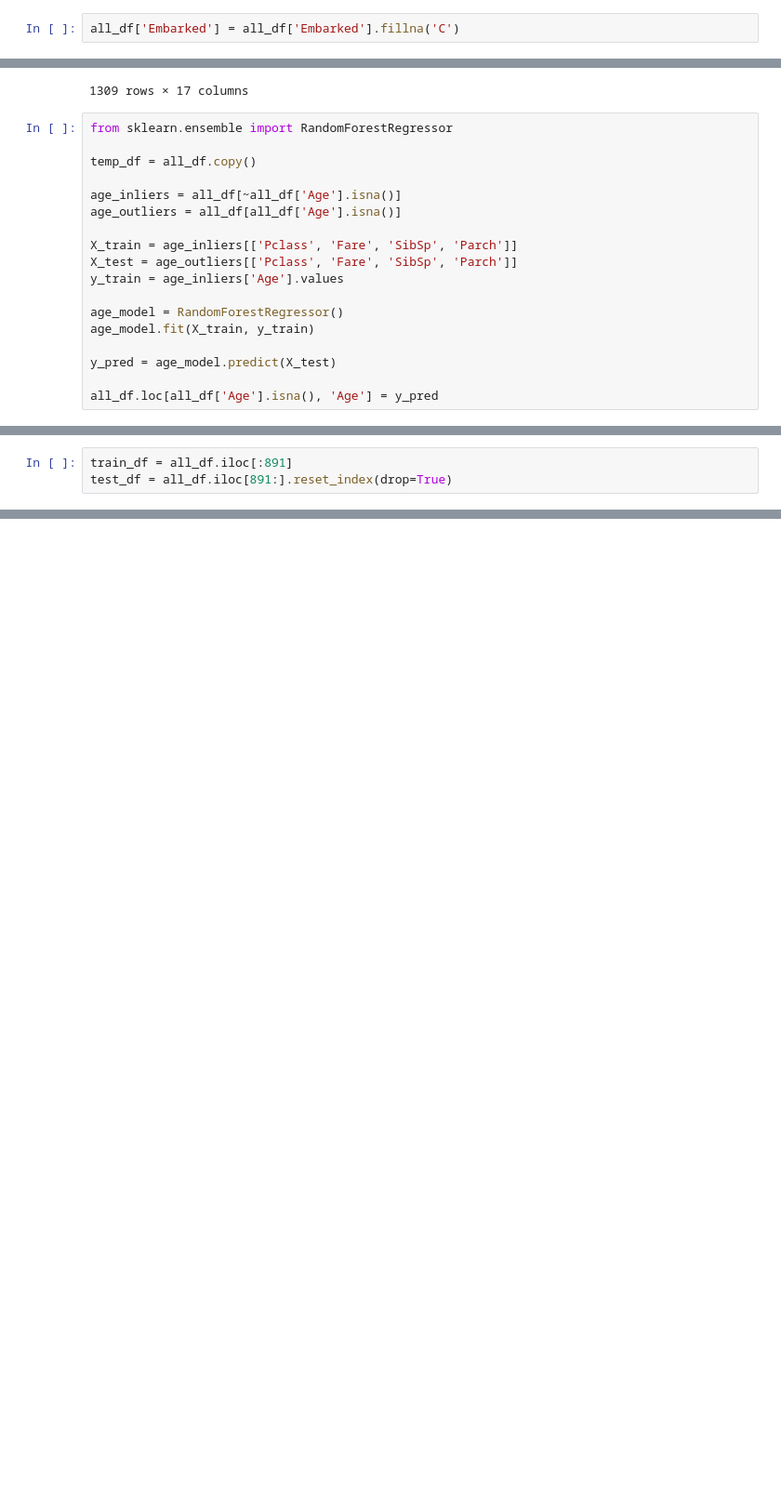
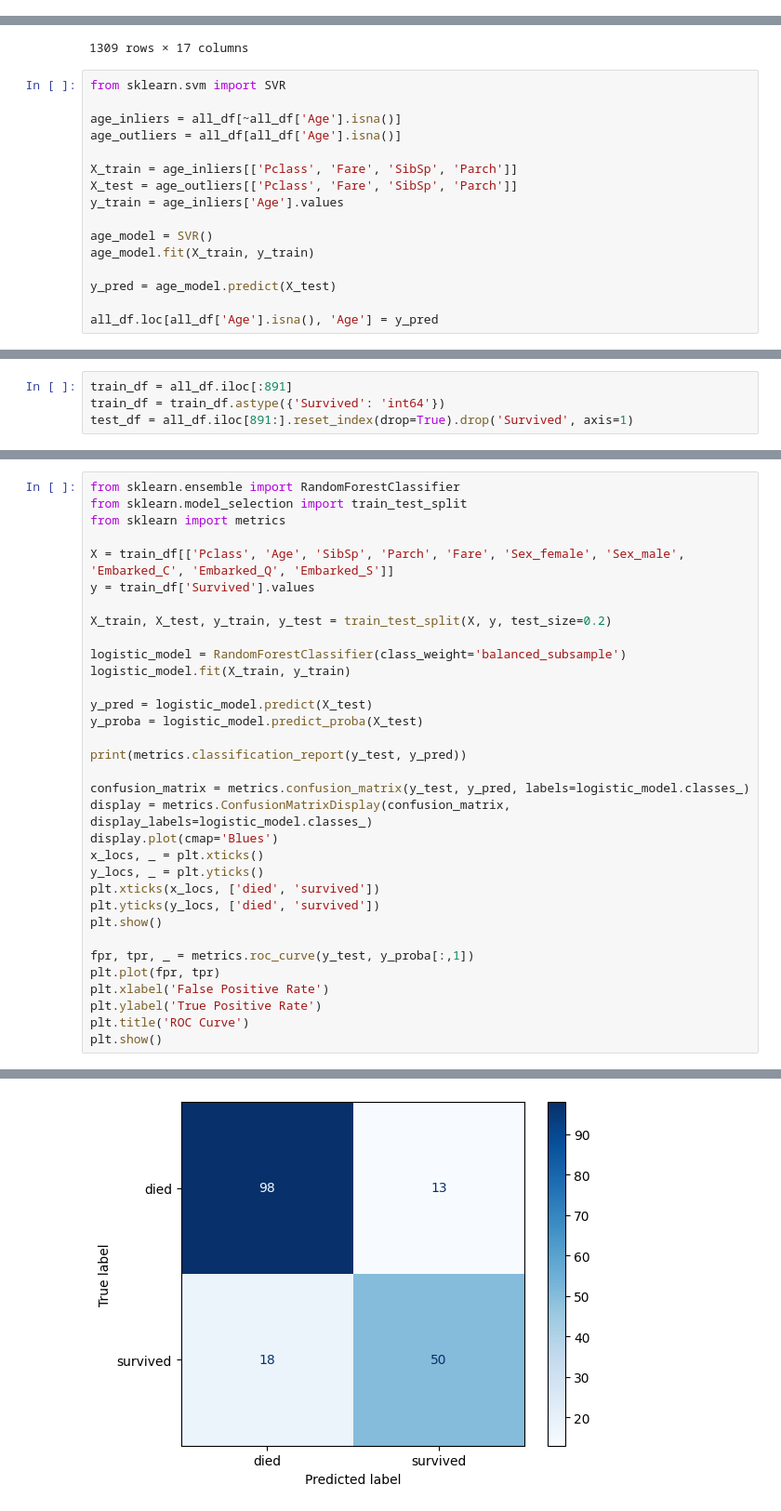
Before and after one commit to AlexanderDBell/TheDeveloperAcademy-Bootcamp, a Jupyter notebook: 7. Logistic Regression/logistic_regression.ipynb, the cells around one changed output, grey strips where cells are left out. Shown: that part at 93% size. Cells and saved outputs as stored; diff of their text form; blank space fills up the shorter version.

Commit message:
Added metrics

```diff
--- a/7. Logistic Regression/logistic_regression.ipynb
+++ b/7. Logistic Regression/logistic_regression.ipynb
@@ -101,2 +108,0 @@ print(y_missing)
-# %%
-all_df['Embarked'] = all_df['Embarked'].fillna('C')
@@ -121,9 +148,7 @@ all_df
 | 1308 | 1309 | NaN | 3 | Peter, Master. Michael J | male | NaN | 1 | 1 | 2668 | 0.423743 | ... |
 1309 rows × 17 columns
 # %%
-from sklearn.ensemble import RandomForestRegressor
-
-temp_df = all_df.copy()
+from sklearn.svm import SVR
 
 age_inliers = all_df[~all_df['Age'].isna()]
 age_outliers = all_df[all_df['Age'].isna()]
@@ -132,7 +157,7 @@ X_train = age_inliers[['Pclass', 'Fare', 'SibSp', 'Parch']]
 X_test = age_outliers[['Pclass', 'Fare', 'SibSp', 'Parch']]
 y_train = age_inliers['Age'].values
 
-age_model = RandomForestRegressor()
+age_model = SVR()
 age_model.fit(X_train, y_train)
 
 y_pred = age_model.predict(X_test)
@@ -141,3 +187,4 @@ all_df.loc[all_df['Age'].isna(), 'Age'] = y_pred
 # %%
 train_df = all_df.iloc[:891]
-test_df = all_df.iloc[891:].reset_index(drop=True)
+train_df = train_df.astype({'Survived': 'int64'})
+test_df = all_df.iloc[891:].reset_index(drop=True).drop('Survived', axis=1)
@@ -172,0 +191,34 @@ model.score(X_test, y_test)
+# %%
+from sklearn.ensemble import RandomForestClassifier
+from sklearn.model_selection import train_test_split
+from sklearn import metrics
+
+X = train_df[['Pclass', 'Age', 'SibSp', 'Parch', 'Fare', 'Sex_female', 'Sex_male', 'Embarked_C', 'Embarked_Q', 'Embarked_S']]
+y = train_df['Survived'].values
+
+X_train, X_test, y_train, y_test = train_test_split(X, y, test_size=0.2)
+
+logistic_model = RandomForestClassifier(class_weight='balanced_subsample')
+logistic_model.fit(X_train, y_train)
+
+y_pred = logistic_model.predict(X_test)
+y_proba = logistic_model.predict_proba(X_test)
+
+print(metrics.classification_report(y_test, y_pred))
+
+confusion_matrix = metrics.confusion_matrix(y_test, y_pred, labels=logistic_model.classes_)
+display = metrics.ConfusionMatrixDisplay(confusion_matrix, display_labels=logistic_model.classes_)
+display.plot(cmap='Blues')
+x_locs, _ = plt.xticks()
+y_locs, _ = plt.yticks()
+plt.xticks(x_locs, ['died', 'survived'])
+plt.yticks(y_locs, ['died', 'survived'])
+plt.show()
+
+fpr, tpr, _ = metrics.roc_curve(y_test, y_proba[:,1])
+plt.plot(fpr, tpr)
+plt.xlabel('False Positive Rate')
+plt.ylabel('True Positive Rate')
+plt.title('ROC Curve')
+plt.show()
+# %% [output]
@@ -172,0 +233 @@ model.score(X_test, y_test)
+[figure, added]
```
Also changed, not shown: parts of 7 cells of this notebook.
